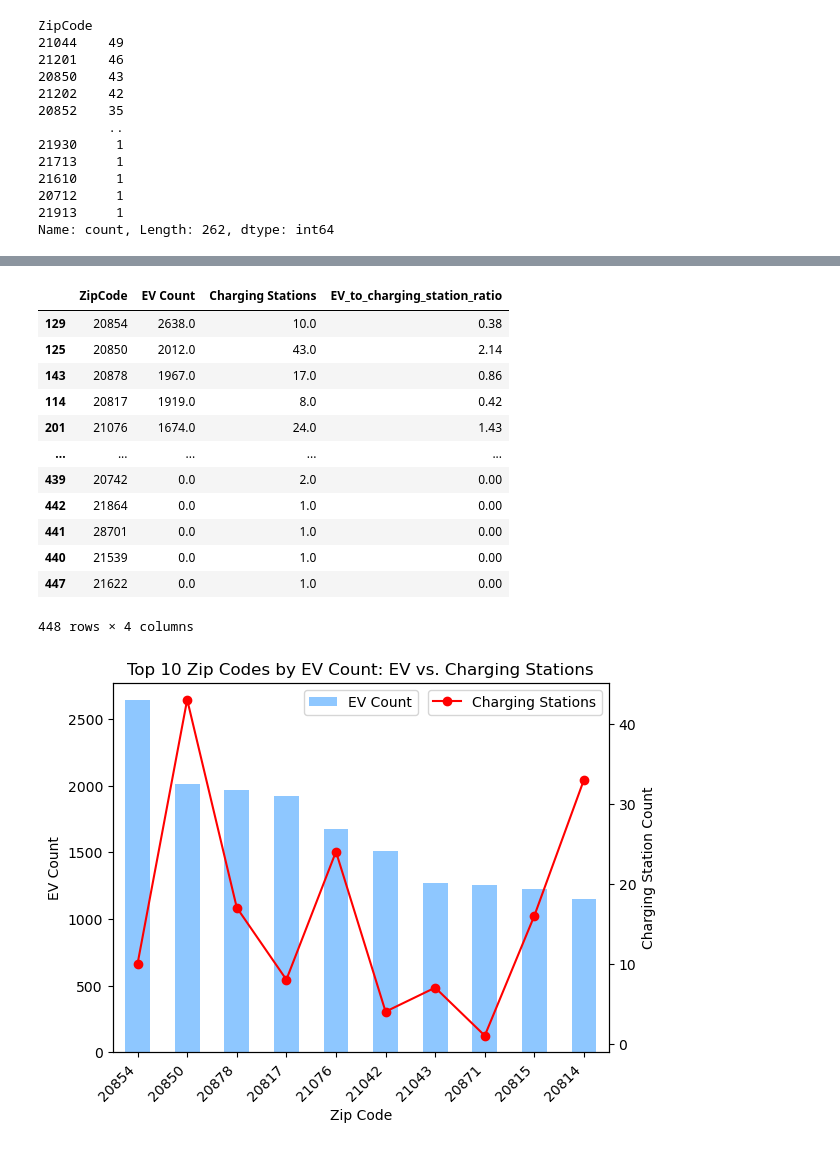
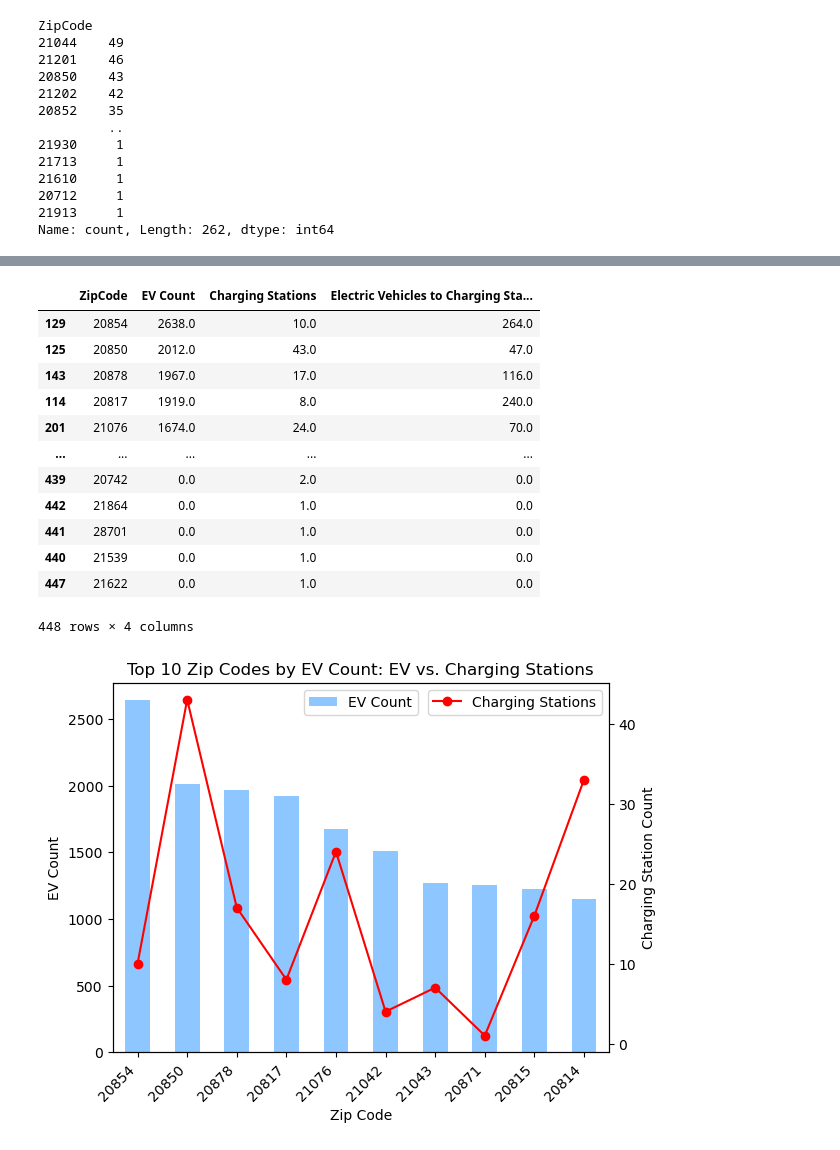
Before and after one commit to ivonnesclavo/Electric_Vehicles_Maryland, a Jupyter notebook: Electric Vehicles.ipynb, the cells around one changed output, grey strips where cells are left out. Saved outputs shown, nothing was run; the diff lists cells and outputs as text; code cells hidden in the pictures.

```diff
--- a/Electric Vehicles.ipynb
+++ b/Electric Vehicles.ipynb
@@ -269,34 +246,34 @@ merged_maryland_df
 # %%
 #Data frame with an outer merge that includes all of the data
 merged_all_maryland_df = pd.merge(ev_byzipcode_df, charging_stations_byzipcode_df, on='ZipCode', how='outer')
 
 #Peplacing NaN with 0
 filtered_merged_all_maryland_df = merged_all_maryland_df.fillna(0)
 filtered_merged_all_maryland_df
 
 #Adding in a column to the data frame that calculates the ratipo between EV count and charging station by zipcode
-filtered_merged_all_maryland_df["EV_to_charging_station_ratio"]=round((filtered_merged_all_maryland_df["Charging Stations"]/filtered_merged_all_maryland_df["EV Count"])*100,2)
+filtered_merged_all_maryland_df["Electric Vehicles to Charging Station Ratio"]=(round(filtered_merged_all_maryland_df["EV Count"]/
+                                                                       filtered_merged_all_maryland_df["Charging Stations"]))
 filtered_merged_all_maryland_df_2 = filtered_merged_all_maryland_df.replace(np.inf, np.NaN)
 filtered_merged_all_maryland_df_fillna = filtered_merged_all_maryland_df_2.fillna(0)
 filtered_merged_all_maryland_df_3 = filtered_merged_all_maryland_df_fillna.sort_values(by=["EV Count"], ascending=False)
 
 #Export cleaned merged data frame so the csv file can be used in Tableau dashboard
 filtered_merged_all_maryland_df_3.to_csv("./CleanDatasets/filtered_merged_all_maryland_df_3.csv",index=False)
-
 filtered_merged_all_maryland_df_3
 # %% [output]
-|  | ZipCode | EV Count | Charging Stations | EV_to_charging_station_ratio |
-| 129 | 20854 | 2638.0 | 10.0 | 0.38 |
-| 125 | 20850 | 2012.0 | 43.0 | 2.14 |
-| 143 | 20878 | 1967.0 | 17.0 | 0.86 |
-| 114 | 20817 | 1919.0 | 8.0 | 0.42 |
-| 201 | 21076 | 1674.0 | 24.0 | 1.43 |
+|  | ZipCode | EV Count | Charging Stations | Electric Vehicles to Charging Sta... |
+| 129 | 20854 | 2638.0 | 10.0 | 264.0 |
+| 125 | 20850 | 2012.0 | 43.0 | 47.0 |
+| 143 | 20878 | 1967.0 | 17.0 | 116.0 |
+| 114 | 20817 | 1919.0 | 8.0 | 240.0 |
+| 201 | 21076 | 1674.0 | 24.0 | 70.0 |
 | ... | ... | ... | ... | ... |
-| 439 | 20742 | 0.0 | 2.0 | 0.00 |
-| 442 | 21864 | 0.0 | 1.0 | 0.00 |
-| 441 | 28701 | 0.0 | 1.0 | 0.00 |
-| 440 | 21539 | 0.0 | 1.0 | 0.00 |
-| 447 | 21622 | 0.0 | 1.0 | 0.00 |
+| 439 | 20742 | 0.0 | 2.0 | 0.0 |
+| 442 | 21864 | 0.0 | 1.0 | 0.0 |
+| 441 | 28701 | 0.0 | 1.0 | 0.0 |
+| 440 | 21539 | 0.0 | 1.0 | 0.0 |
+| 447 | 21622 | 0.0 | 1.0 | 0.0 |
 448 rows × 4 columns
 # %%
 #A double axis chart that compared the charging station count to the EV coint for the top ten zipcodes by ev count
```
Also changed, not shown: parts of 6 cells of this notebook, 2 other files.
